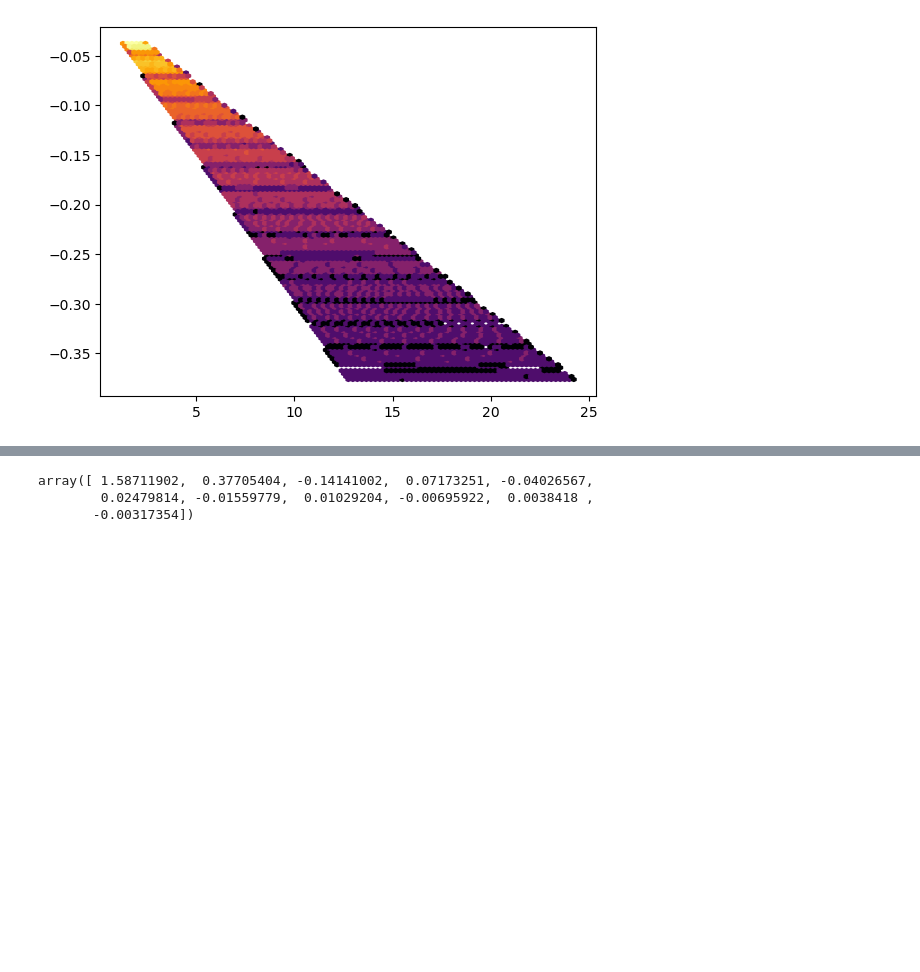
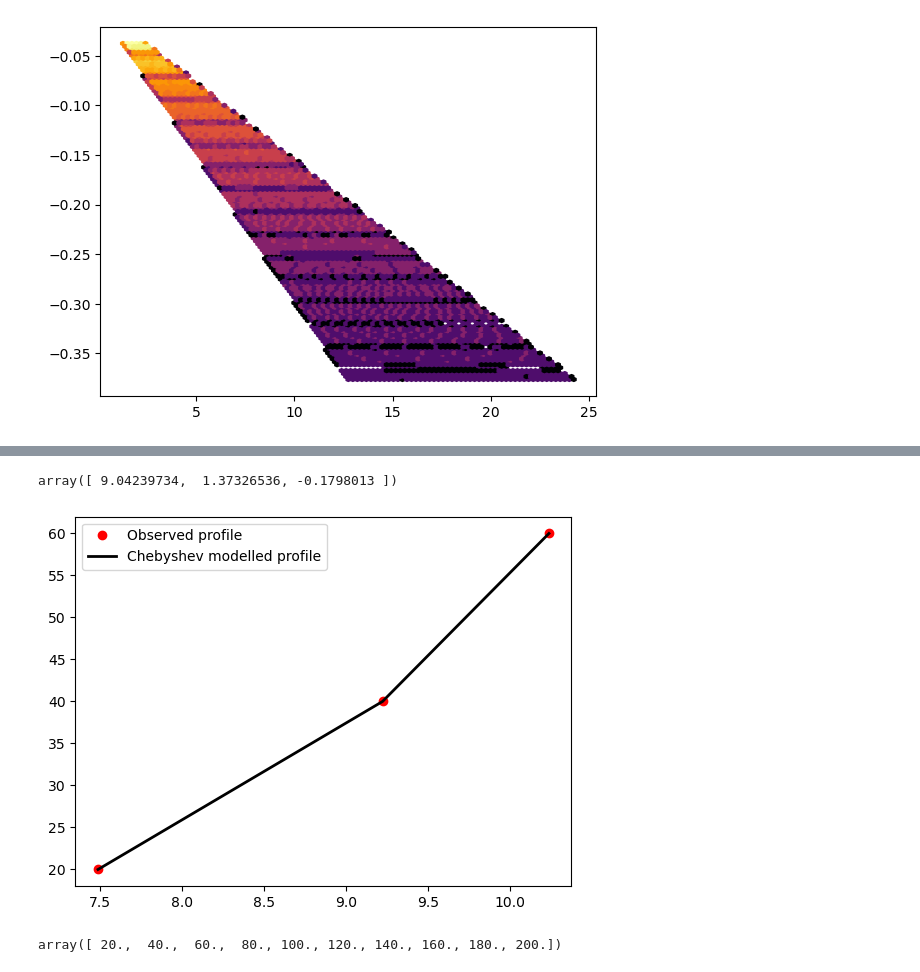
Before and after one commit to HarishBaki/Characterization-of-wind-speed-profiles-using-Chebyshev-approximation, a Jupyter notebook: creating_neutral_profiles.ipynb, the cells around one changed output, grey strips where cells are left out. Drawn from its saved outputs; the diff is of its cells as text; code cells hidden in the pictures; blank space fills up the shorter version.

```diff
--- a/creating_neutral_profiles.ipynb
+++ b/creating_neutral_profiles.ipynb
@@ -136,6 +136,20 @@ plt.legend()
-# %%
-ChSh[i,j,:]
-# %% [output]
-array([ 1.58711902,  0.37705404, -0.14141002,  0.07173251, -0.04026567,
-        0.02479814, -0.01559779,  0.01029204, -0.00695922,  0.0038418 ,
-       -0.00317354])
+# %%
+z_values = np.arange(20,60.1,20)
+# Create a 2D grid of u_* and z0 values
+M = np.zeros(z_values.size)
+for k, z in enumerate(z_values):
+    M[k] = wind_speed(z, 1, 1)
+poly_order = 2
+cheby = Chebyshev_Coeff(z_values,M, poly_order=poly_order, CPtype=1, ref_H=z_values)
+Mp = WindProfile(z_values, cheby, poly_order=poly_order, CPtype=1, ref_H=z_values)
+plt.plot(M, z_values, 'or', markerfacecolor='r',label='Observed profile')
+plt.plot(Mp, z_values, '-k', linewidth=2,label='Chebyshev modelled profile')
+plt.legend()
+cheby
+# %% [output]
+array([ 9.04239734,  1.37326536, -0.1798013 ])
+[figure, added]
+# %%
+z_values
+# %% [output]
+array([ 20.,  40.,  60.,  80., 100., 120., 140., 160., 180., 200.])
```
Also changed, not shown: parts of 6 cells of this notebook, 2 other files.
